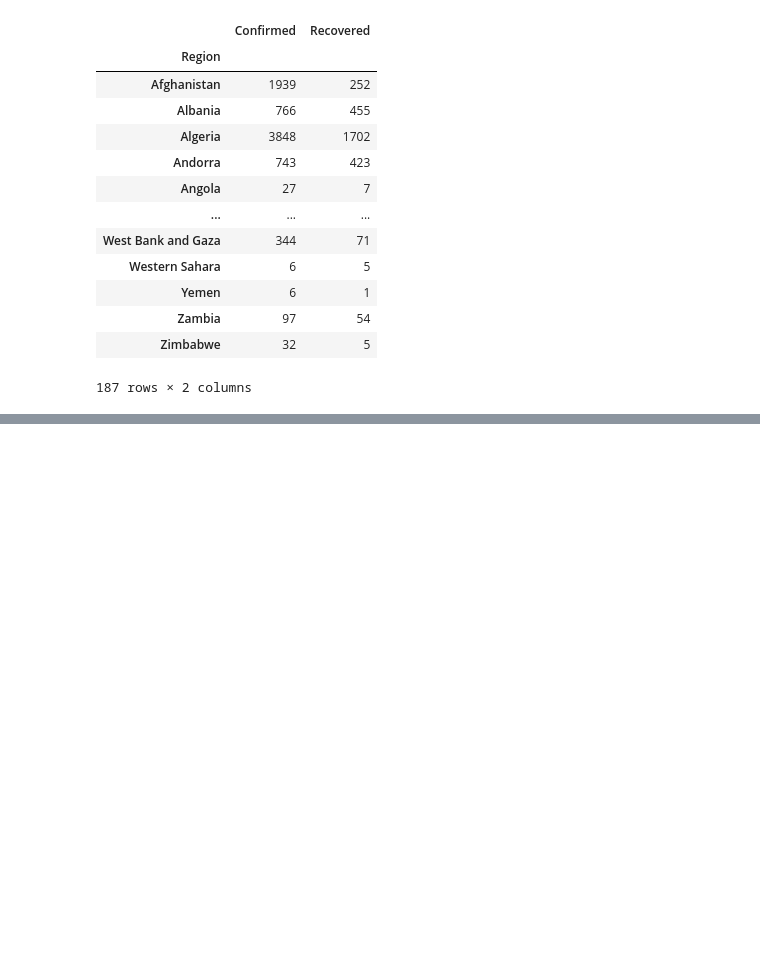
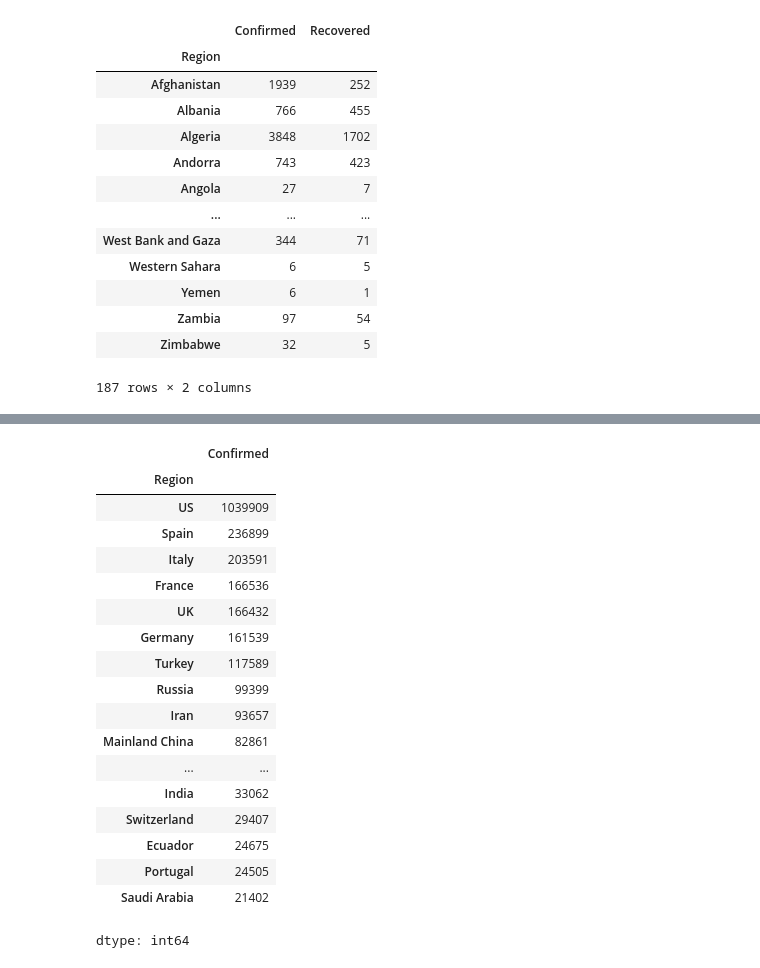
Before and after one commit to Festuskipkoech/Festus_data-science, a Jupyter notebook: Covid19DataAnalysis.ipynb, the cells around one changed output, grey strips where cells are left out. Cells and saved outputs as stored; diff of their text form; code cells hidden in the pictures; blank space fills up the shorter version.

```diff
--- a/Covid19DataAnalysis.ipynb
+++ b/Covid19DataAnalysis.ipynb
@@ -106,0 +119,23 @@ data.groupby('Region')[['Confirmed','Recovered']].sum()
+# %%
+# in which region were the maximum number of cases recorded
+data.groupby('Region').Confirmed.sum().sort_values(ascending=False).head(20)
+# %% [output]
+|  | Confirmed |
+| Region |  |
+| US | 1039909 |
+| Spain | 236899 |
+| Italy | 203591 |
+| France | 166536 |
+| UK | 166432 |
+| Germany | 161539 |
+| Turkey | 117589 |
+| Russia | 99399 |
+| Iran | 93657 |
+| Mainland China | 82861 |
+| ... | ... |
+| India | 33062 |
+| Switzerland | 29407 |
+| Ecuador | 24675 |
+| Portugal | 24505 |
+| Saudi Arabia | 21402 |
+dtype: int64
```
Also changed, not shown: parts of 9 cells of this notebook.
